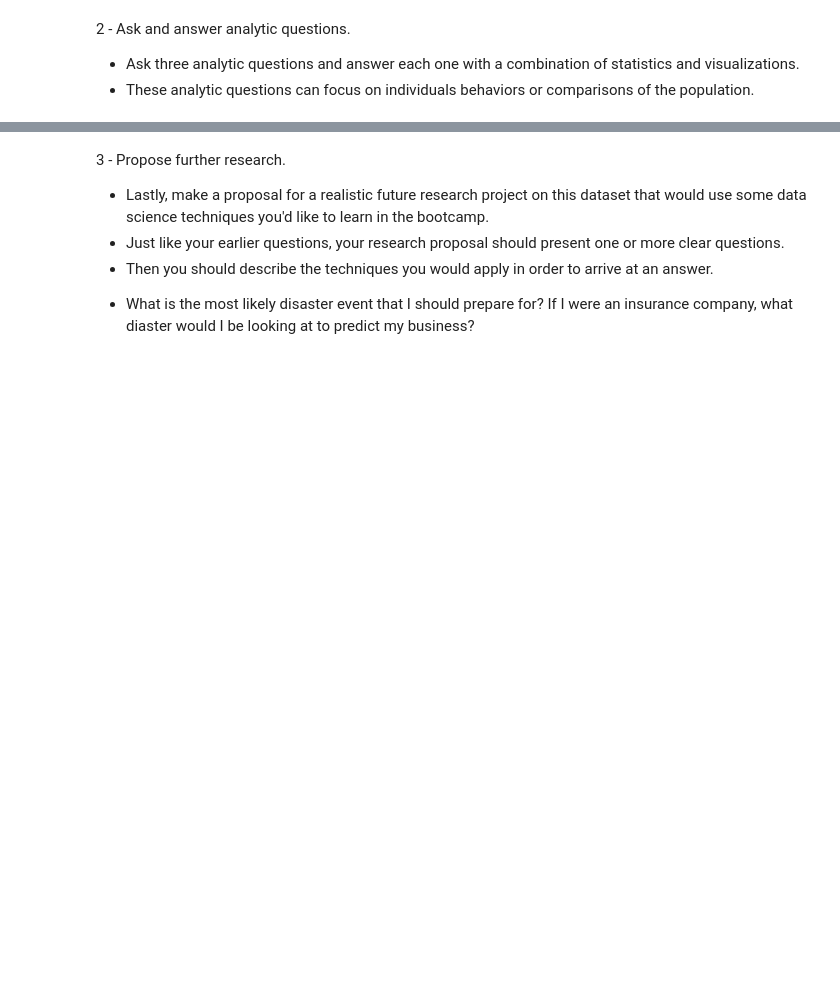
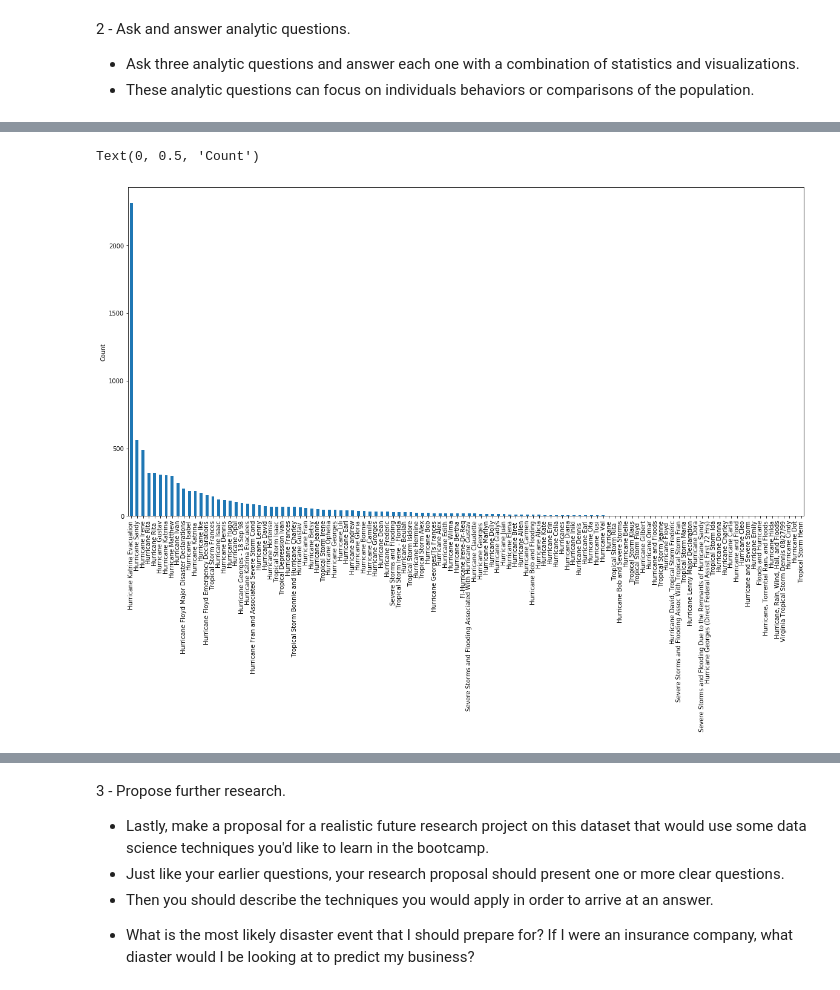
Before and after one commit to tparveen/TF-DataScience, a Jupyter notebook: 6-Basic-stats-probability/Assignments/11-Capstone1-Analytic-Report.ipynb, the cells around one changed output, grey strips where cells are left out. Cells and saved outputs as stored; diff of their text form; code cells hidden in the pictures; blank space fills up the shorter version.

```diff
--- a/6-Basic-stats-probability/Assignments/11-Capstone1-Analytic-Report.ipynb
+++ b/6-Basic-stats-probability/Assignments/11-Capstone1-Analytic-Report.ipynb
@@ -185,0 +207,18 @@ state = newpd.groupby('State').count()
+# %%
+# distribution of the hurricanes by plotting it on a histogram
+
+hurricane_df.Disaster_Title.value_counts().plot(kind='bar', figsize=(20,10))
+plt.ylabel('Count')
+
+# this data does not seem very interesting because as you can see from the results that the data may not be correct
+# The max number says hurricane Katrina evacuation - which is strange because why would the evacuation data be there
+
+
+### comment about the data inconsistencies
+
+## https://courses.thinkful.com/dsbc-data-vis-1-v1/checkpoint/4 to clean up the data for example Katrina, Rita etc should be cleaned up
+
+## Then try to graph
+# %% [output]
+Text(0, 0.5, 'Count')
+[figure, added]
```
Also changed, not shown: parts of 12 cells of this notebook, 7 other files.
